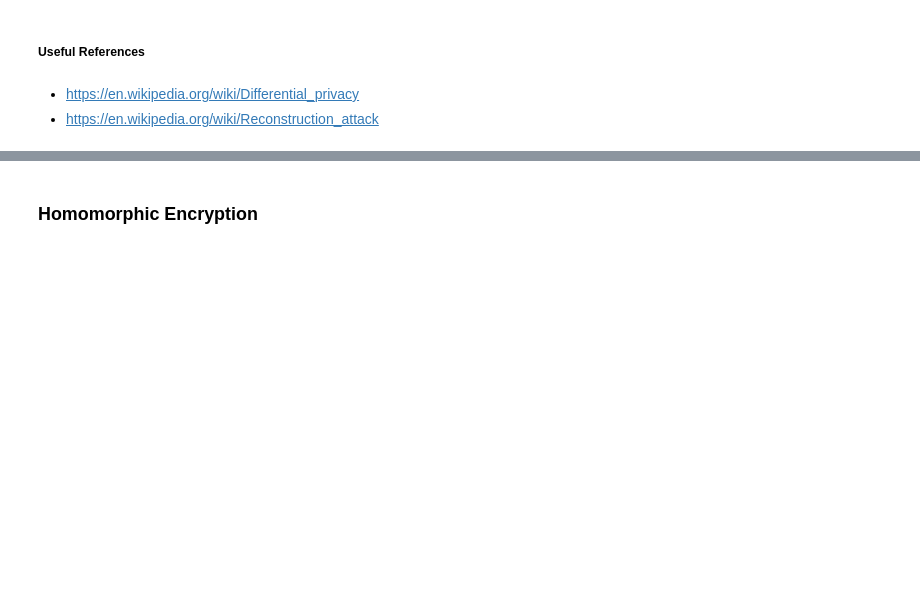
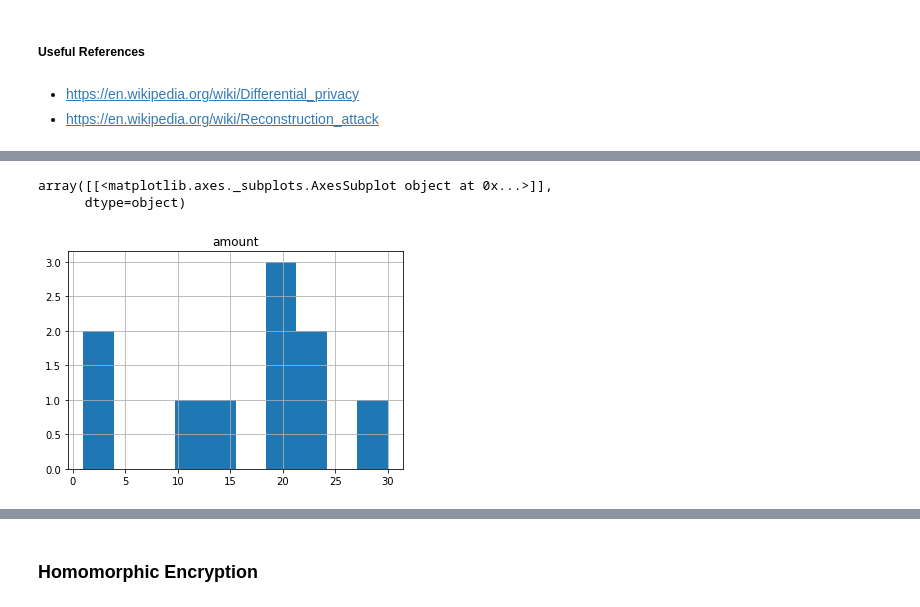
Before and after one commit to HanSeoulOh/mathproblems, a Jupyter notebook: privacyMath.ipynb, the cells around one changed output, grey strips where cells are left out. Drawn from its saved outputs; the diff is of its cells as text; code cells hidden in the pictures; blank space fills up the shorter version.

```diff
--- a/privacyMath.ipynb
+++ b/privacyMath.ipynb
@@ -75,3 +86,9 @@ In plain English,
 # %% [markdown]
 - https://en.wikipedia.org/wiki/Differential_privacy
 - https://en.wikipedia.org/wiki/Reconstruction_attack
+# %%
+df = nds.data[['sender', 'amount']]
+idx = df.sample(n = int(len(df) / 2)).sort_index().index
+
+df.loc[idx, 'amount'] = 10
+df.head()
@@ -77,0 +110,6 @@ In plain English,
+# %%
+df.groupby('sender').sum().hist()
+# %% [output]
+array([[<matplotlib.axes._subplots.AxesSubplot object at 0x...>]],
+      dtype=object)
+[figure, added]
```
Also changed, not shown: parts of 11 cells of this notebook.
